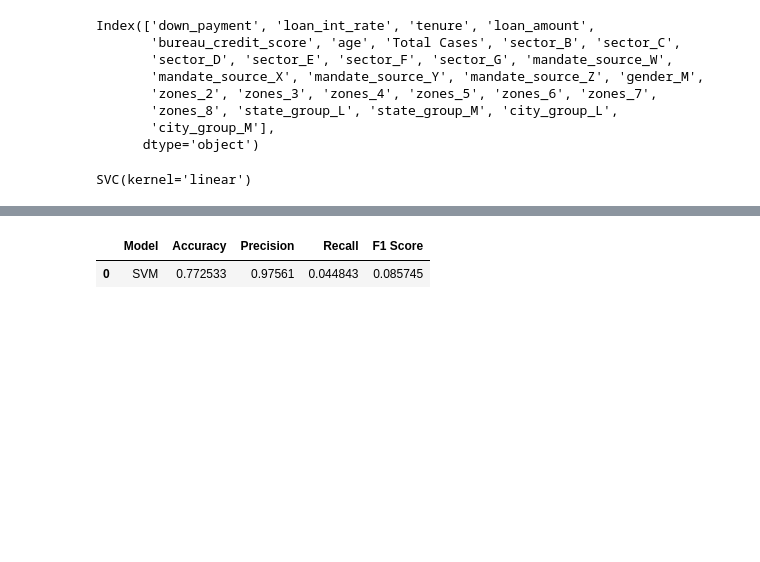
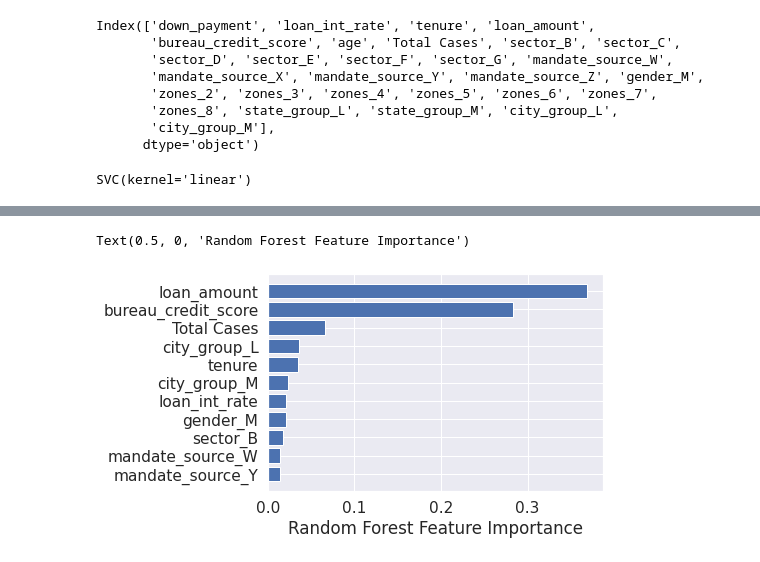
Before and after one commit to Avanish023/Machine-learning-data--science, a Jupyter notebook: lbinaryclassification.ipynb, the cells around one changed output, grey strips where cells are left out. Cells and saved outputs as stored; diff of their text form; code cells hidden in the pictures; blank space fills up the shorter version.

```diff
--- a/lbinaryclassification.ipynb
+++ b/lbinaryclassification.ipynb
@@ -16,8 +20,8 @@ from sklearn.svm import SVC
 # %%
 ###### reading dataset
-data=pd.read_csv("//content/Dataset (1).csv")
-pincodes=pd.read_csv("//content//pincodes.csv")#####external dataset
-covid_data=pd.read_csv("//content//covid.csv")
+data=pd.read_csv("/content/Dataset (1).csv")
+pincodes=pd.read_csv("/content/pincodes.csv")#####external dataset
+covid_data=pd.read_csv("/content/covid.csv")
 # %%
 #####basic eda
 # %%
@@ -512,5 +523,0 @@ model_results = pd.DataFrame([['SVM', acc, prec, rec, f1]],
-# %%
-model_results
-# %% [output]
-|  | Model | Accuracy | Precision | Recall | F1 Score |
-| 0 | SVM | 0.772533 | 0.97561 | 0.044843 | 0.085745 |
@@ -516,0 +526,7 @@ model_results
+# %%
+sorted_idx = rf.feature_importances_.argsort()
+plt.barh(X.columns[sorted_idx][-11:], rf.feature_importances_[sorted_idx][-11:])
+plt.xlabel("Random Forest Feature Importance")
+# %% [output]
+Text(0.5, 0, 'Random Forest Feature Importance')
+[figure, added]
```
Also changed, not shown: parts of 12 cells of this notebook.
